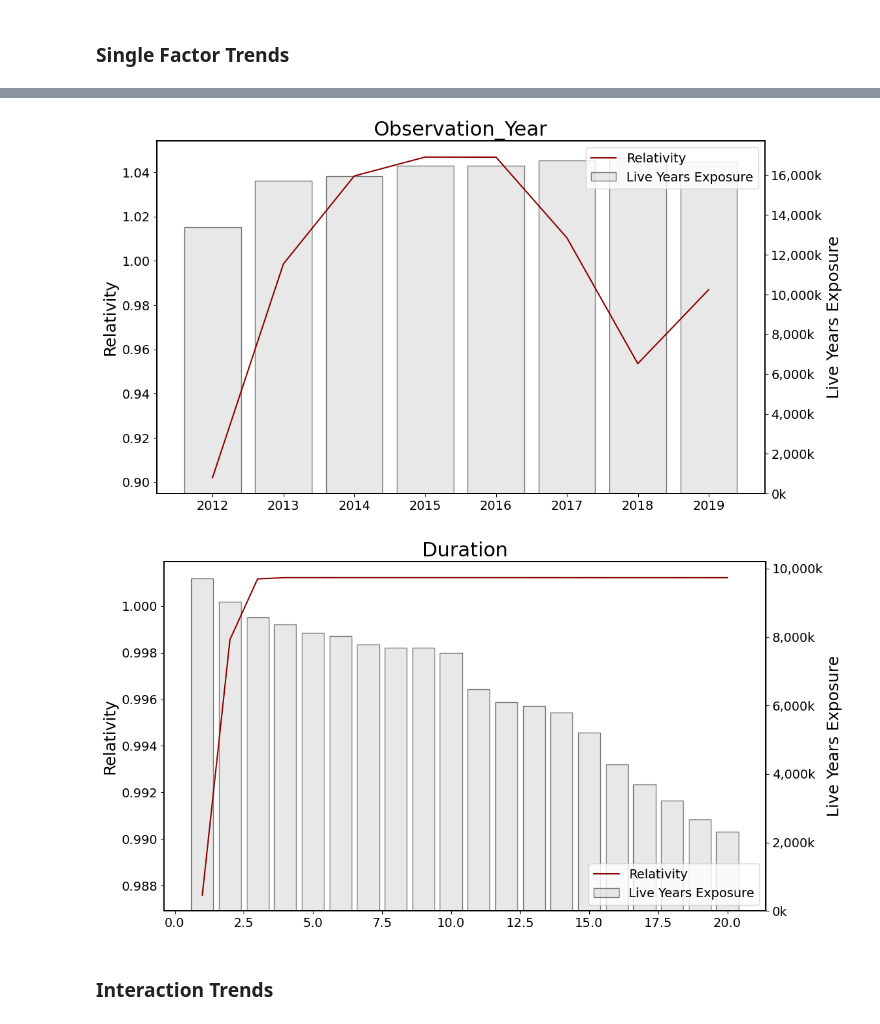
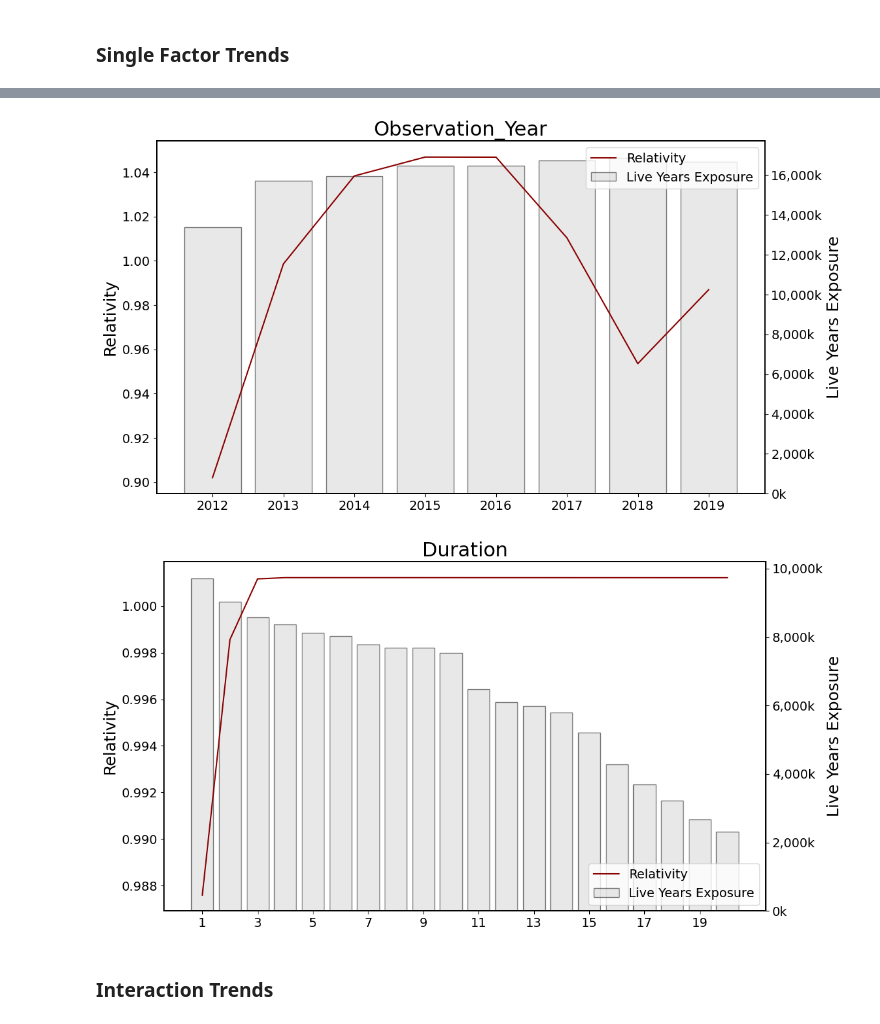
Before and after one commit to ckjackytam/ifoa-ds-health-care-wp, a Jupyter notebook: Python/big-pitch/04 - Final Model with Interaction.ipynb, the cells around one changed output, grey strips where cells are left out. Cells and saved outputs as stored; diff of their text form; code cells hidden in the pictures.

```diff
--- a/Python/big-pitch/04 - Final Model with Interaction.ipynb
+++ b/Python/big-pitch/04 - Final Model with Interaction.ipynb
@@ -1286,6 +1289,7 @@ ax.grid(False)
 # Define the age variable
 age_var = "Attained_Age"
 rightylabel = "Live Years Exposure"
+var_xtick_adj_list = ["Face_Amount_Band_ordinal", "Duration"]
 
 ###################################################################
 ###################################################################
@@ -1351,6 +1355,13 @@ for v in single_fact_df["feature"]:
     # Set secondary y-axis label
     ax2.set_ylabel(rightylabel, fontsize=label_fontsize)
 
+    if v in var_xtick_adj_list:
+        xticks = rel_table.index.values
+        if len(xticks) > 15:
+            step = len(xticks) // 10
+            xticks = xticks[::step]
+        ax.set_xticks(xticks)
+
     # Define order of layering
     ax.set_zorder(2)
     ax.patch.set_alpha(0)
@@ -1363,5 +1374,5 @@ for v in single_fact_df["feature"]:
 [figure]
-[figure, old version]
+[figure, new version]
 # %% [markdown]
 ### Interaction Trends
 # %%
```
Also changed, not shown: parts of 10 cells of this notebook, 7 other files.
